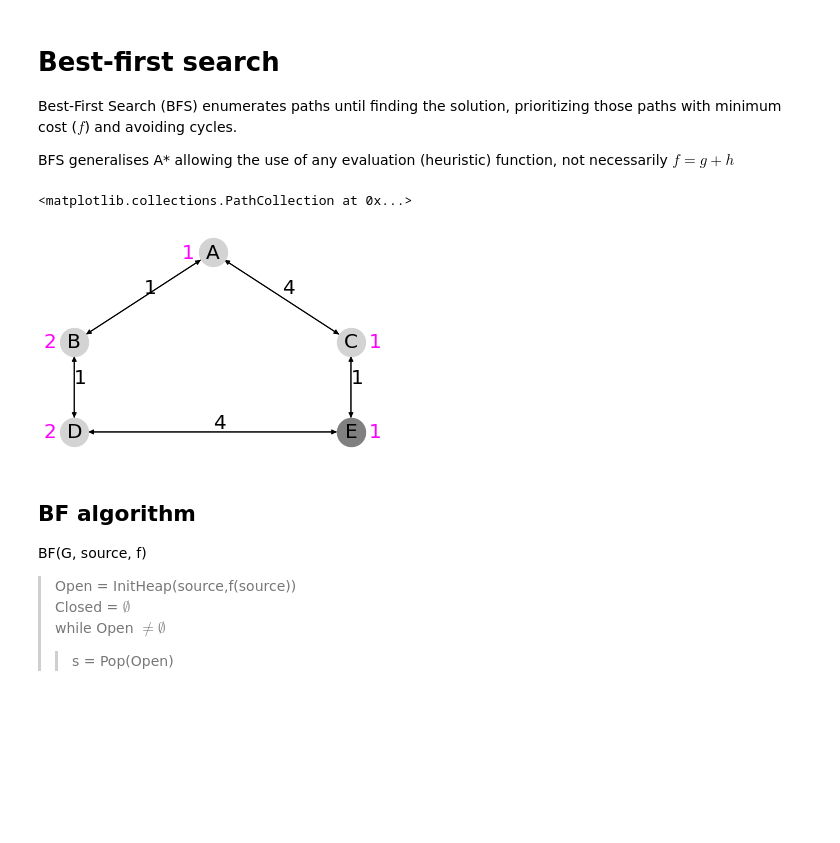
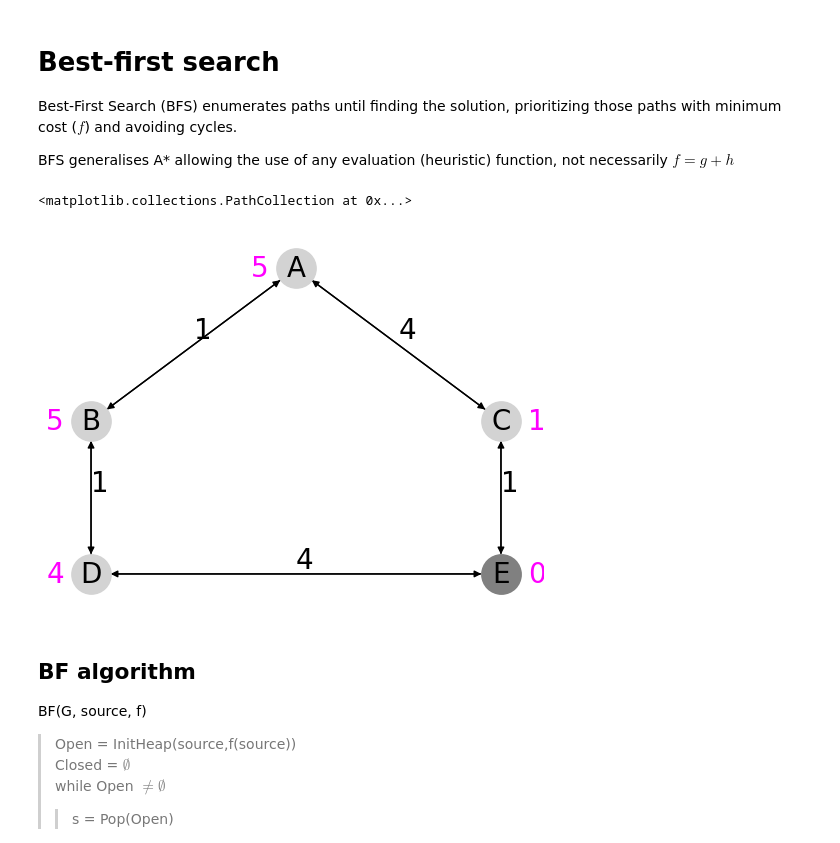
Before and after one commit to jorcisai/SIN, a Jupyter notebook: block1/search/gbfs.ipynb, the cells around one changed output. Drawn from its saved outputs; the diff is of its cells as text; code cells hidden in the pictures; blank space fills up the shorter version.

Commit message:
First version of BF with graph search

```diff
--- a/block1/search/gbfs.ipynb
+++ b/block1/search/gbfs.ipynb
@@ -7,28 +7,28 @@ BFS generalises A* allowing the use of any evaluation (heuristic) function, not
 # %%
 import matplotlib.pyplot as plt
 import networkx as nx
 import pydot
 # G is a graph represented as an adjancency list.
 # G is a hash table (dictionary) with each node as a key, and value, the list of adjacent nodes
 G={'A':['B','C'],'B':['A','D'],'C':['A','E'],'D':['B','E'],'E':['C','D']}
 W={('A','B'): 1, ('B','A'): 1, ('A', 'C'): 4, ('C','A'): 4, ('C','E'): 1, ('E','C'): 1, ('B','D'): 1, ('D','B'): 1, ('D','E'): 4, ('E','D'): 4}
-h={"A": 1, "B": 2, "C": 1, "D": 2, "E": 1}
+h={"A": 5, "B": 5, "C": 1, "D": 4, "E": 0}
 lab_h = {}
 for i in h: lab_h[i] = str(h[i])
 nxG=nx.DiGraph(G)
 nx.set_edge_attributes(nxG, values = W, name = 'weight')
 source='A'
 Target=['E']
 pos_nodes = {'A': (20, 300), 'B': (10, 200), 'C': (30, 200), 'D': (10, 100), 'E': (30, 100)}
 pos_h = {'A': (18.25, 300), 'B': (8.25, 200), 'C': (31.75, 200), 'D': (8.25, 100), 'E': (31.75, 100)}
 nx.draw_networkx_edge_labels(nxG, pos=pos_nodes,edge_labels=W,font_size=20,
   horizontalalignment="left",verticalalignment="bottom",rotate=False, label_pos=0.5)
 nx.draw_networkx_labels(nxG, pos_h, labels=lab_h, font_size=20, font_color="magenta")
 nx.draw(nxG,pos=pos_nodes, with_labels=True, node_color="lightgray", node_size=800, font_size=20)
 nx.draw_networkx_nodes(nxG,pos=pos_nodes, nodelist=Target, node_color='gray', node_size=800)
 # %% [output]
 <matplotlib.collections.PathCollection at 0x...>
-[figure, old version]
+[figure, new version]
 # %% [markdown]
 ## BF algorithm
 BF(G, source, f)
```
Also changed, not shown: parts of 12 cells of this notebook.
